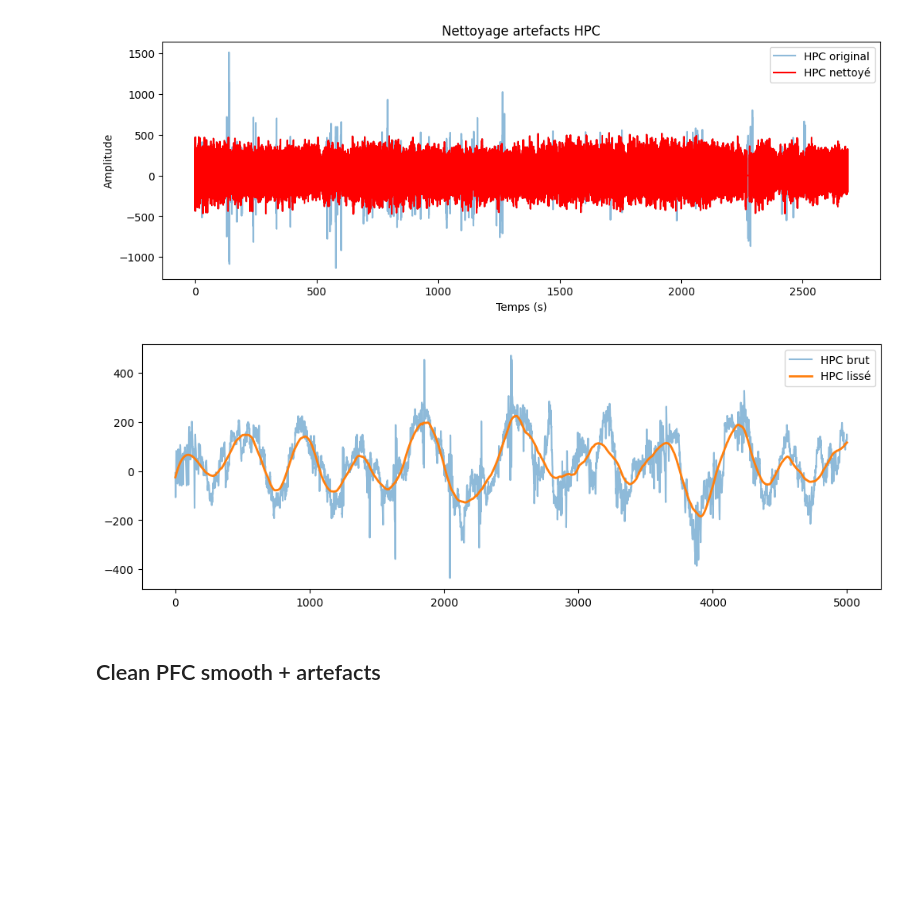
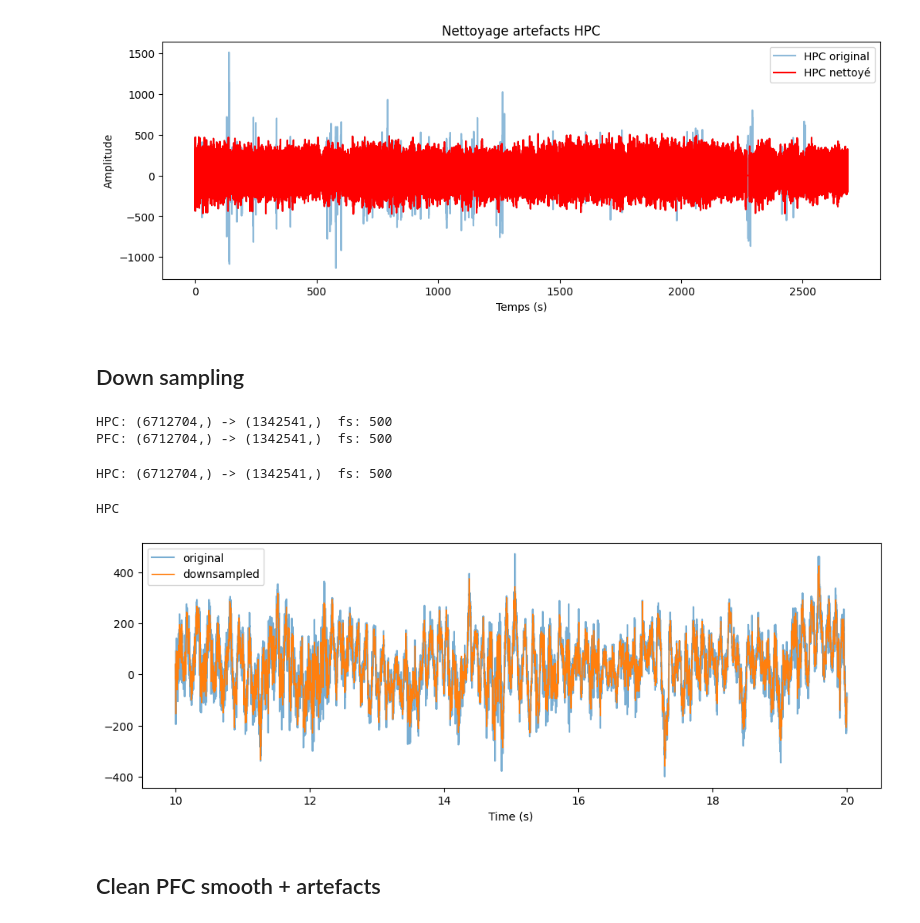
Before and after one commit to NouhaylaEnnadri/Sandman, a Jupyter notebook: HPC_rat1_j1.ipynb, the cells around one changed output. Drawn from its saved outputs; the diff is of its cells as text; code cells hidden in the pictures; blank space fills up the shorter version.

```diff
--- a/HPC_rat1_j1.ipynb
+++ b/HPC_rat1_j1.ipynb
@@ -433,17 +434,71 @@ plt.title("Nettoyage artefacts HPC")
 plt.show()
 # %% [output]
 [figure]
-# %%
-# SMOOTHING
-smooth_HPC = savgol_filter(hpc_clean, window_length=400, polyorder=3)
-
-plt.figure(figsize=(12,4))
-plt.plot(signal_HPC[:5000], alpha=0.5, label="HPC brut")
-plt.plot(smooth_HPC[:5000], label="HPC lissé", linewidth=2)
-plt.legend()
-plt.show()
-# %% [output]
-[figure, removed]
+# %% [markdown]
+## Down sampling
+# %%
+from scipy.signal import resample_poly
+
+def downsample_signal(sig, fs, target_fs):
+    """
+    Downsample un signal 1D de fs -> target_fs en appliquant anti-aliasing via resample_poly.
+    Retourne (sig_down, new_fs, time_vector)
+    """
+    sig = np.asarray(sig)
+    if sig.ndim != 1:
+        raise ValueError("sig doit être un vecteur 1D")
+
+    # calcul des facteurs up/down entiers pour resample_poly
+    from math import gcd
+    up = target_fs
+    down = fs
+    g = gcd(up, down)
+    up //= g
+    down //= g
+
+    # resample_poly effectue filtrage anti-aliasing interne
+    sig_down = resample_poly(sig, up, down)  # dtype float64 par défaut
+
+    new_fs = int(round(fs * up / down))
+    t_down = np.arange(sig_down.size) / new_fs
+    return sig_down, new_fs, t_down
+
+# Exemple d'utilisation (pour tes signaux)
+fs_orig = 2500
+target_fs = 500  # consigne : ~500 Hz
+# %% [output]
+HPC: (6712704,) -> (1342541,)  fs: 500
+PFC: (6712704,) -> (1342541,)  fs: 500
+# %%
+# signal_HPC et signal_PFC doivent être définis (tes arrays 1D)
+hpc_500, fs_hpc_500, t_hpc_500 = downsample_signal(hpc_clean, fs_orig, target_fs)
+print("HPC:", signal_HPC.shape, "->", hpc_500.shape, " fs:", fs_hpc_500)
+# %% [output]
+HPC: (6712704,) -> (1342541,)  fs: 500
+# %%
+import matplotlib.pyplot as plt
+
+def compare_segment(orig_sig, down_sig, fs_orig, fs_down, start_s=0, dur_s=1.0):
+    a0 = int(start_s * fs_orig)
+    b0 = int((start_s + dur_s) * fs_orig)
+    a1 = int(start_s * fs_down)
+    b1 = int((start_s + dur_s) * fs_down)
+
+    t0 = np.arange(a0, b0) / fs_orig
+    t1 = np.arange(a1, b1) / fs_down
+
+    plt.figure(figsize=(12,4))
+    plt.plot(t0, orig_sig[a0:b0], alpha=0.6, label='original')
+    plt.plot(t1, down_sig[a1:b1], linewidth=1.0, label='downsampled')
+    plt.legend()
+    plt.xlabel("Time (s)")
+    plt.show()
+
+print("HPC")
+compare_segment(signal_HPC, hpc_500, fs_orig, fs_hpc_500, start_s=10, dur_s=10)
+# %% [output]
+HPC
+[figure, added]
 # %% [markdown]
 ## Clean PFC smooth + artefacts
 # %%
```
Also changed, not shown: parts of 7 cells of this notebook.
